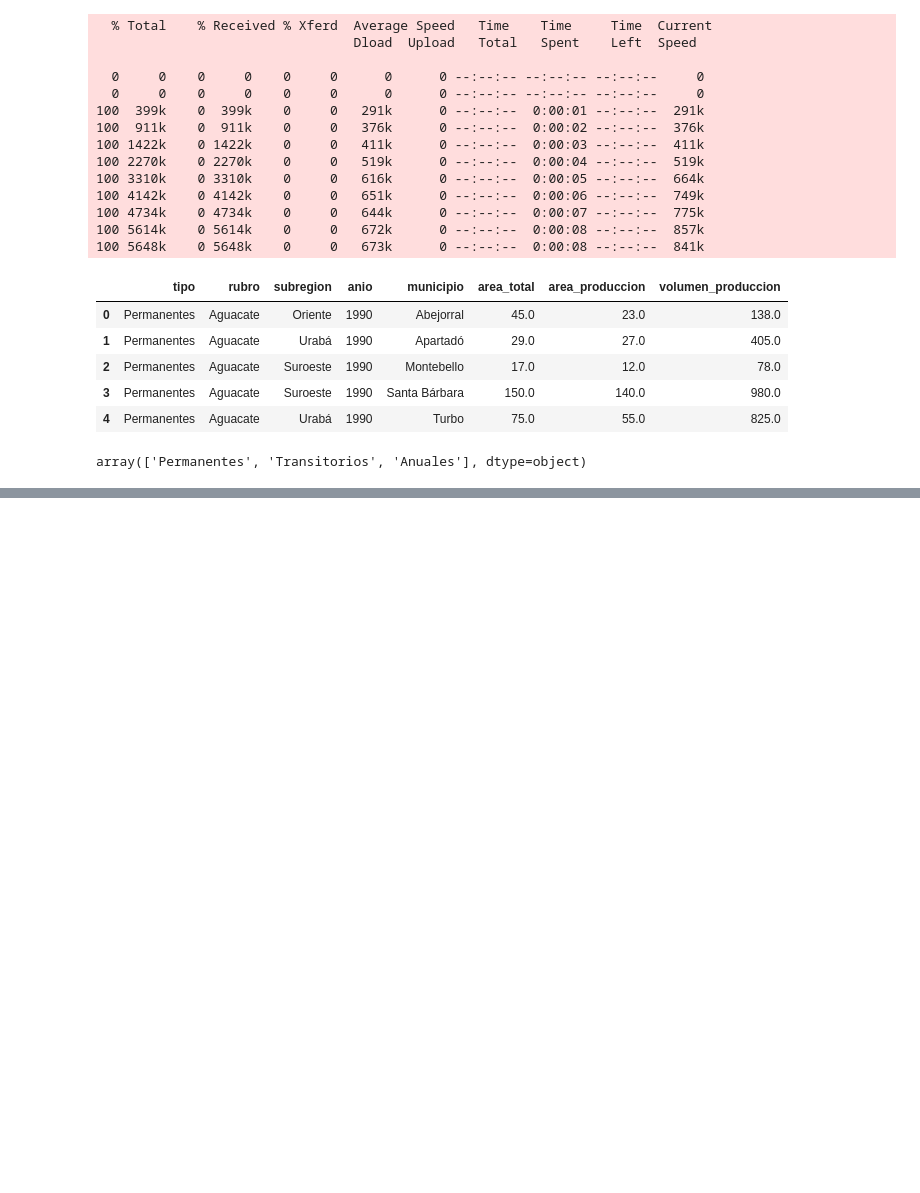
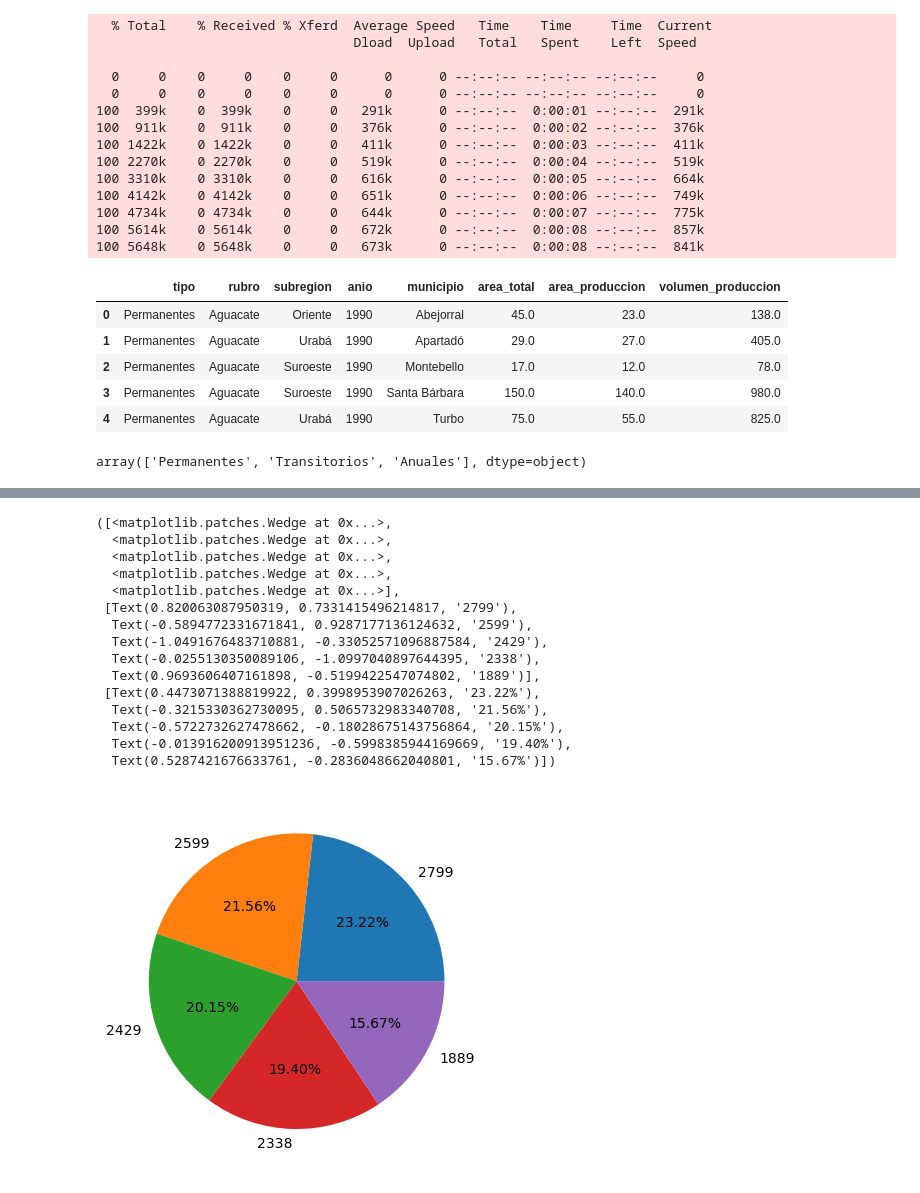
Before and after one commit to federr-gh/Produccion-agricola-datascience, a Jupyter notebook: produccion-agricola.ipynb, the cells around one changed output, grey strips where cells are left out. Saved outputs shown, nothing was run; the diff lists cells and outputs as text; code cells hidden in the pictures; blank space fills up the shorter version.

```diff
--- a/produccion-agricola.ipynb
+++ b/produccion-agricola.ipynb
@@ -44,0 +101,19 @@ array(['Permanentes', 'Transitorios', 'Anuales'], dtype=object)
+# %%
+plt.pie(df['rubro'].value_counts().head(), labels=df['rubro'].value_counts().head().unique(), autopct='%0.2f%%')
+# %% [output]
+([<matplotlib.patches.Wedge at 0x...>,
+  <matplotlib.patches.Wedge at 0x...>,
+  <matplotlib.patches.Wedge at 0x...>,
+  <matplotlib.patches.Wedge at 0x...>,
+  <matplotlib.patches.Wedge at 0x...>],
+ [Text(0.820063087950319, 0.7331415496214817, '2799'),
+  Text(-0.5894772331671841, 0.9287177136124632, '2599'),
+  Text(-1.0491676483710881, -0.33052571096887584, '2429'),
+  Text(-0.0255130350089106, -1.0997040897644395, '2338'),
+  Text(0.9693606407161898, -0.5199422547074802, '1889')],
+ [Text(0.4473071388819922, 0.3998953907026263, '23.22%'),
+  Text(-0.3215330362730095, 0.5065732983340708, '21.56%'),
+  Text(-0.5722732627478662, -0.18028675143756864, '20.15%'),
+  Text(-0.013916200913951236, -0.5998385944169669, '19.40%'),
+  Text(0.5287421676633761, -0.2836048662040801, '15.67%')])
+[figure, added]
```
Also changed, not shown: parts of 9 cells of this notebook.
